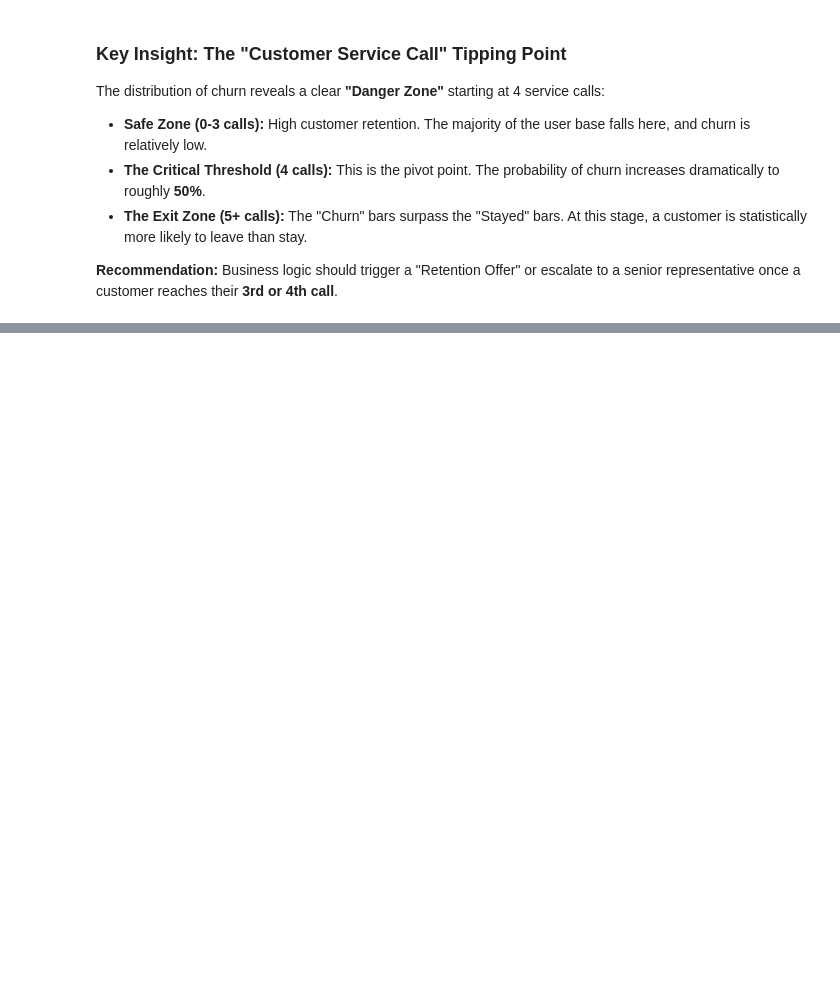
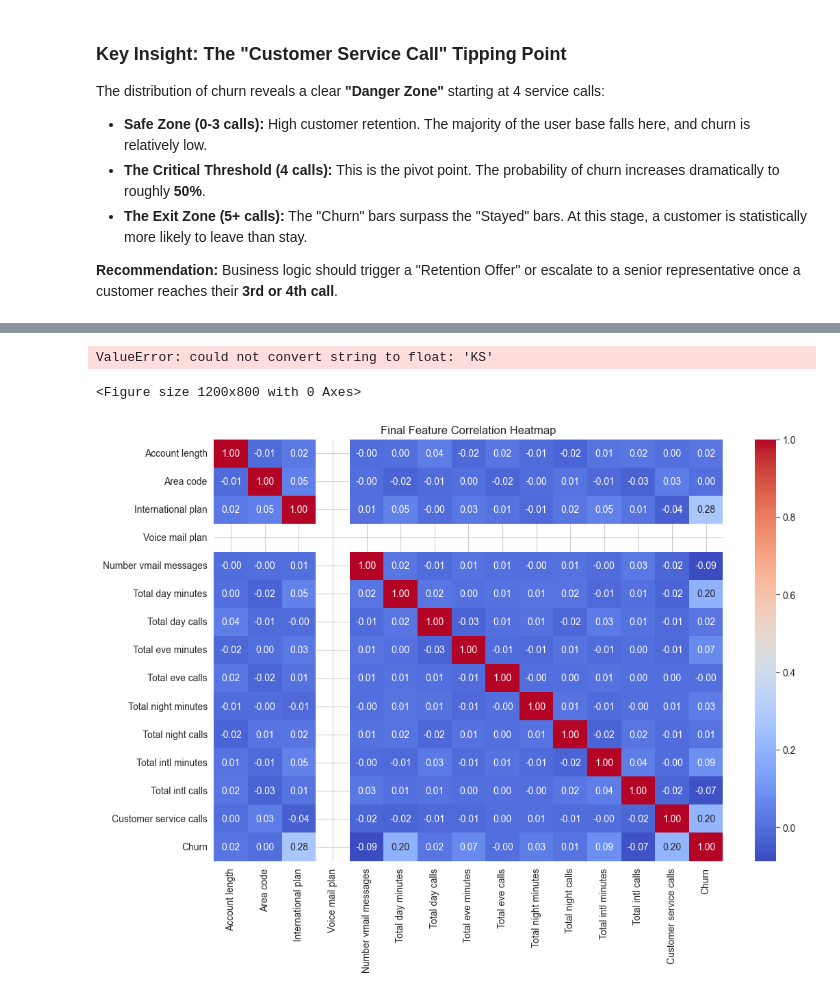
Before and after one commit to Rahul5021/telecom-customer-analytics-platform, a Jupyter notebook: notebooks/01-eda.ipynb, the cells around one changed output, grey strips where cells are left out. Saved outputs shown, nothing was run; the diff lists cells and outputs as text; code cells hidden in the pictures; blank space fills up the shorter version.

```diff
--- a/notebooks/01-eda.ipynb
+++ b/notebooks/01-eda.ipynb
@@ -141,0 +195,16 @@ The distribution of churn reveals a clear **"Danger Zone"** starting at 4 servic
+# %%
+plt.figure(figsize=(12,8))
+sns.heatmap(df.corr(), annot=True, cmap='coolwarm', fmt='.2f')
+plt.title('Final Feature Correlation Heatmap')
+plt.show()
+# %% [output]
+ValueError: could not convert string to float: 'KS'
+<Figure size 1200x800 with 0 Axes>
+# %%
+plt.figure(figsize=(12,8))
+# Add numeric_only=True inside the corr() function
+sns.heatmap(df.corr(numeric_only=True), annot=True, cmap='coolwarm', fmt='.2f')
+plt.title('Final Feature Correlation Heatmap')
+plt.show()
+# %% [output]
+[figure, added]
```
Also changed, not shown: parts of 8 cells of this notebook.
